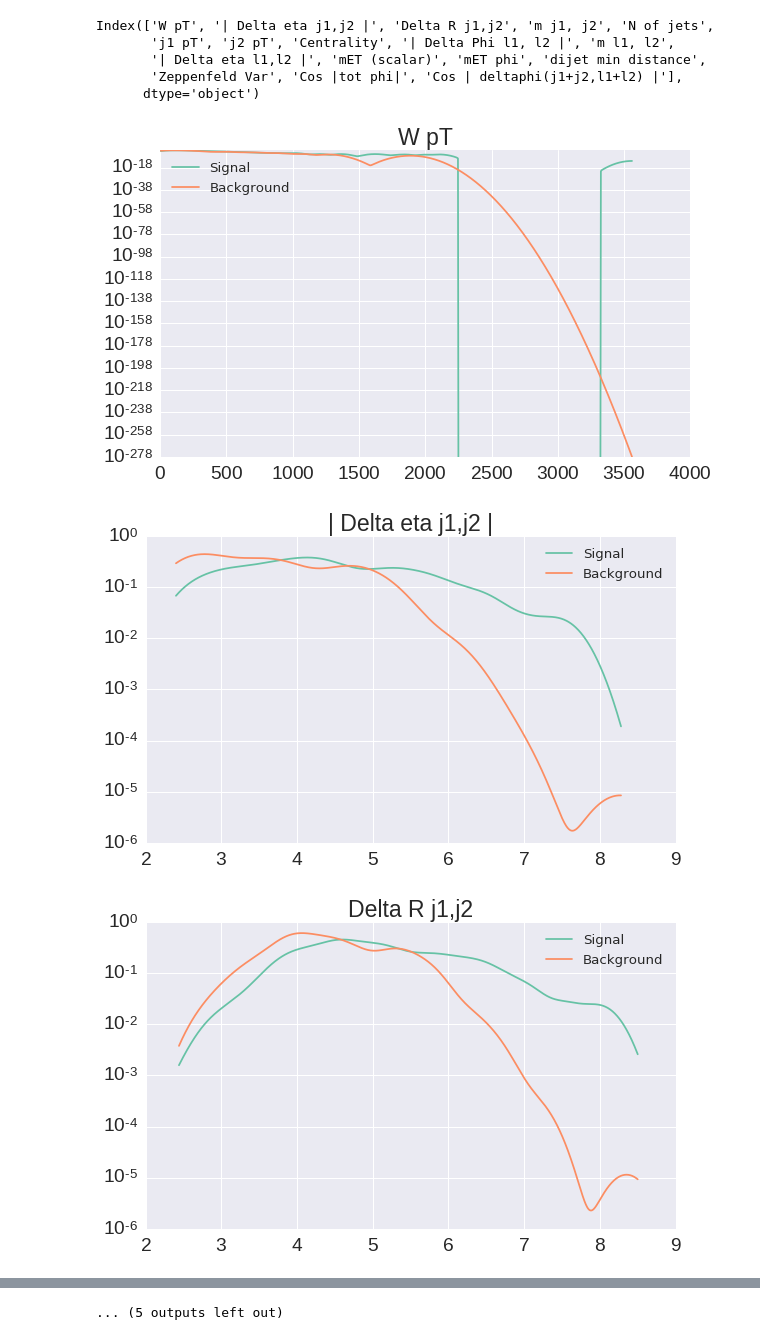
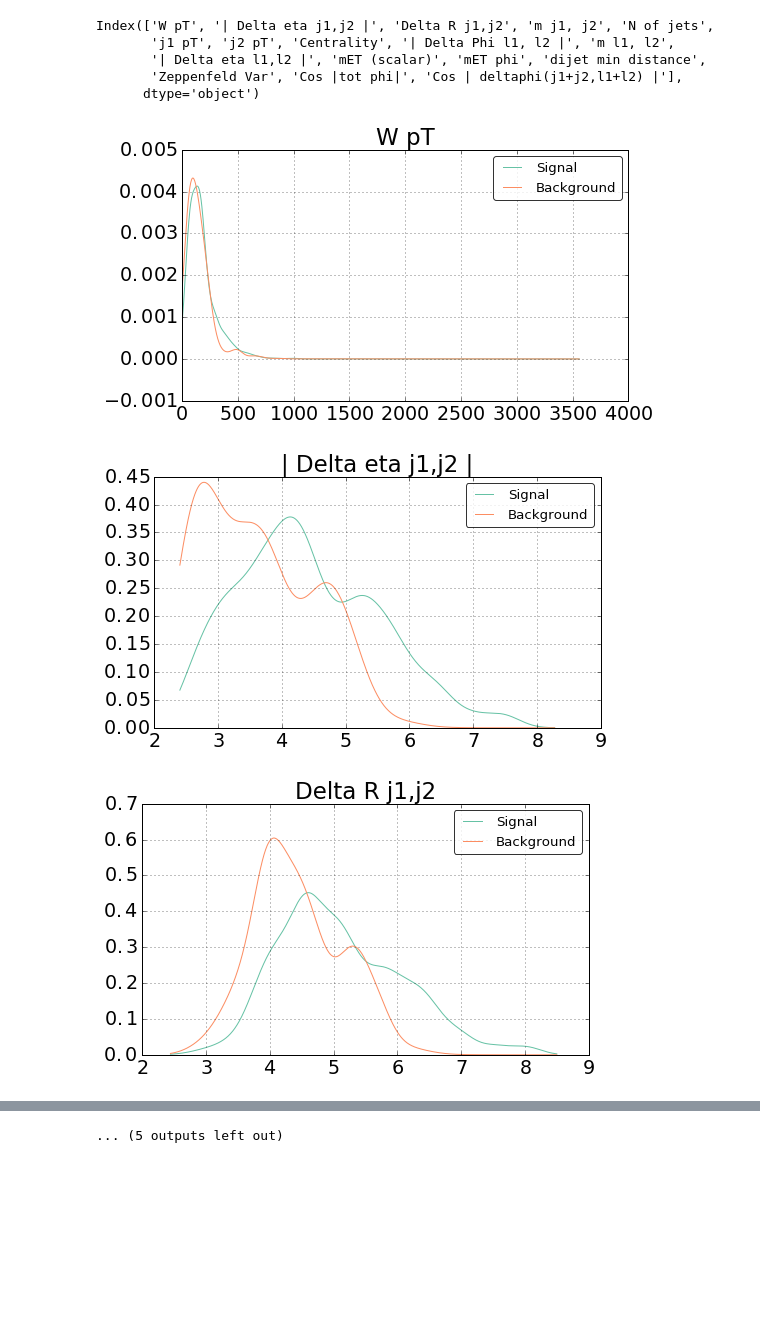
Before and after one commit to HiggsToolsRepo/VBFs_MC, a Jupyter notebook: ML/ML.ipynb, the cells around one changed output, grey strips where cells are left out. Cells and saved outputs as stored; diff of their text form; code cells hidden in the pictures; blank space fills up the shorter version.

```diff
--- a/ML/ML.ipynb
+++ b/ML/ML.ipynb
@@ -8,6 +8,10 @@ import pandas as pd
 
 from sklearn.ensemble import GradientBoostingClassifier as Classifier
 from sklearn.cross_validation import train_test_split
+
+import matplotlib.pyplot as plt
+%matplotlib inline
+plt.style.use("../small.mplstyle")
 # %%
 RANDOM_SEED = 1001
 # %%
@@ -210,20 +185,19 @@ Index(['W pT', '| Delta eta j1,j2 |', 'Delta R j1,j2', 'm j1, j2', 'N of jets',
 # %%
 for feature in cols:
 
     dens_sig = sm.nonparametric.KDEUnivariate(signal[feature].as_matrix())
     dens_sig.fit(weights=signal.Weight.as_matrix(), fft=False)
 
     dens_bg= sm.nonparametric.KDEUnivariate(background[feature].as_matrix())
     dens_bg.fit(weights=background.Weight.as_matrix(), fft=False)
     plt.figure()
     plt.title(feature)
 
     x = np.linspace(data[feature].min(), data[feature].max(), 1000)
     plt.plot(x, dens_sig.evaluate(x), label="Signal")
     plt.plot(x, dens_bg.evaluate(x), label="Background")
-    plt.yscale("log")
     plt.legend()
 # %% [output]
-[figure, old version]
+[figure, new version]
-[figure, old version]
+[figure, new version]
-[figure, old version]
+[figure, new version]
```
Also changed, not shown: parts of 38 cells of this notebook.
